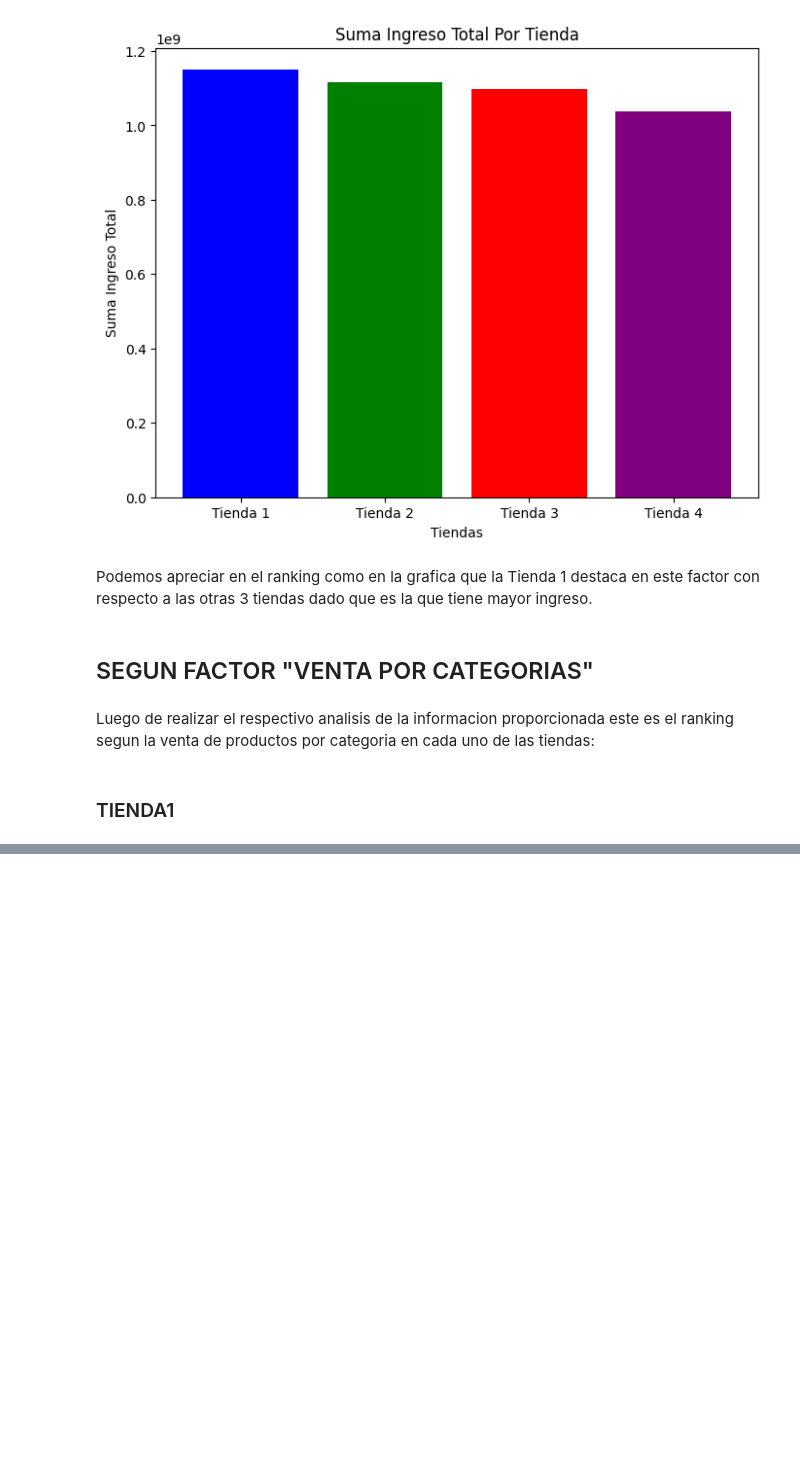
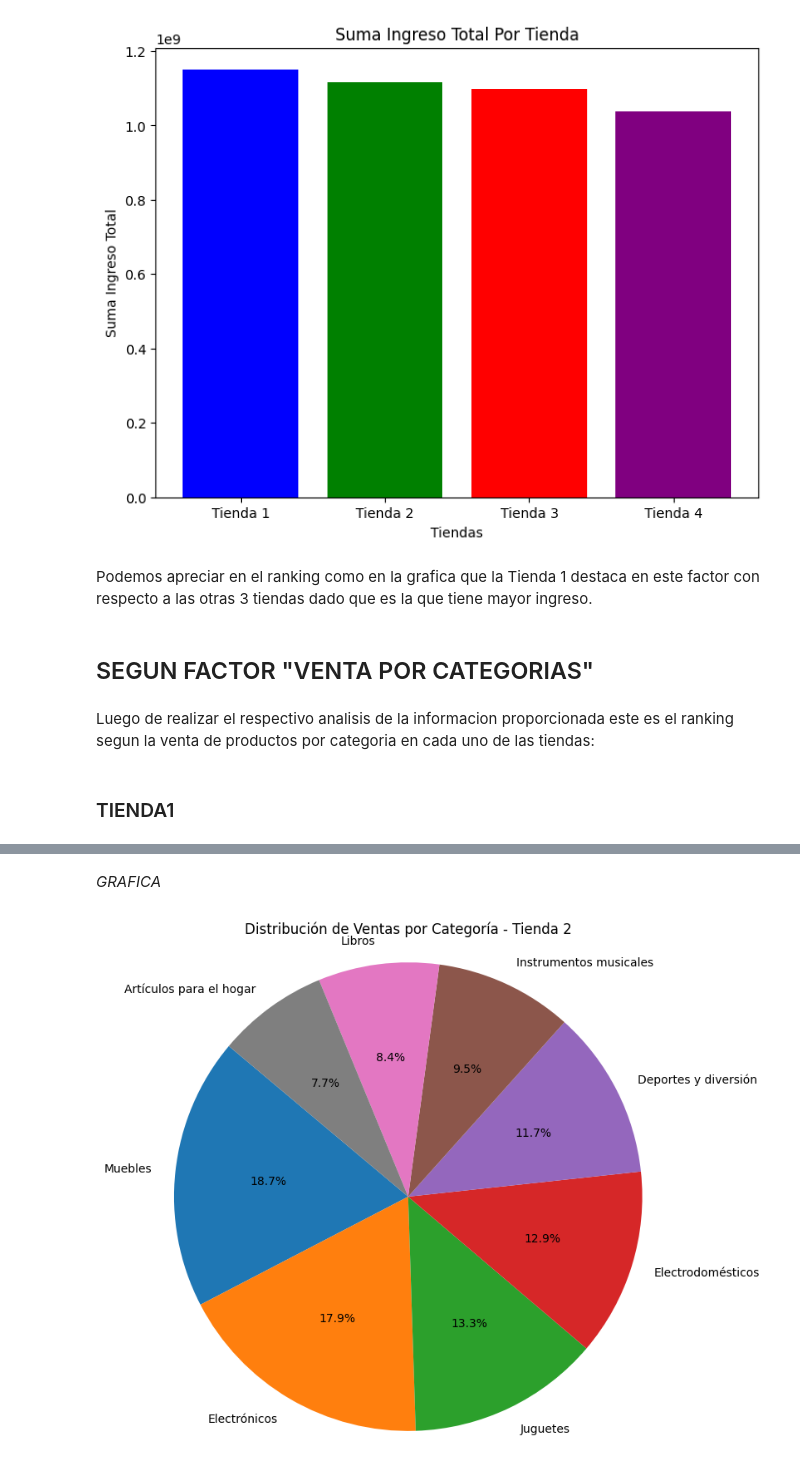
Before and after one commit to TWOD22/Alura-Store-Challenge, a Jupyter notebook: AluraStoreLatam.ipynb, the cells around one changed output, grey strips where cells are left out. Drawn from its saved outputs; the diff is of its cells as text; code cells hidden in the pictures; blank space fills up the shorter version.

```diff
--- a/AluraStoreLatam.ipynb
+++ b/AluraStoreLatam.ipynb
@@ -499,0 +537,14 @@ La categoria popular de la tienda 1 es: Muebles con 465 productos vendidos.
+# %% [markdown]
+*GRAFICA*
+# %%
+categorias_tienda2 = conteo_por_categoria_tienda2.index
+ventas_tienda2 = conteo_por_categoria_tienda2.values
+
+
+plt.figure(figsize=(8, 8))
+plt.pie(ventas_tienda2, labels=categorias_tienda2, autopct='%1.1f%%', startangle=140)
+plt.title('Distribución de Ventas por Categoría - Tienda 2')
+plt.axis('equal')
+plt.show()
+# %% [output]
+[figure, added]
```
Also changed, not shown: parts of 14 cells of this notebook.
